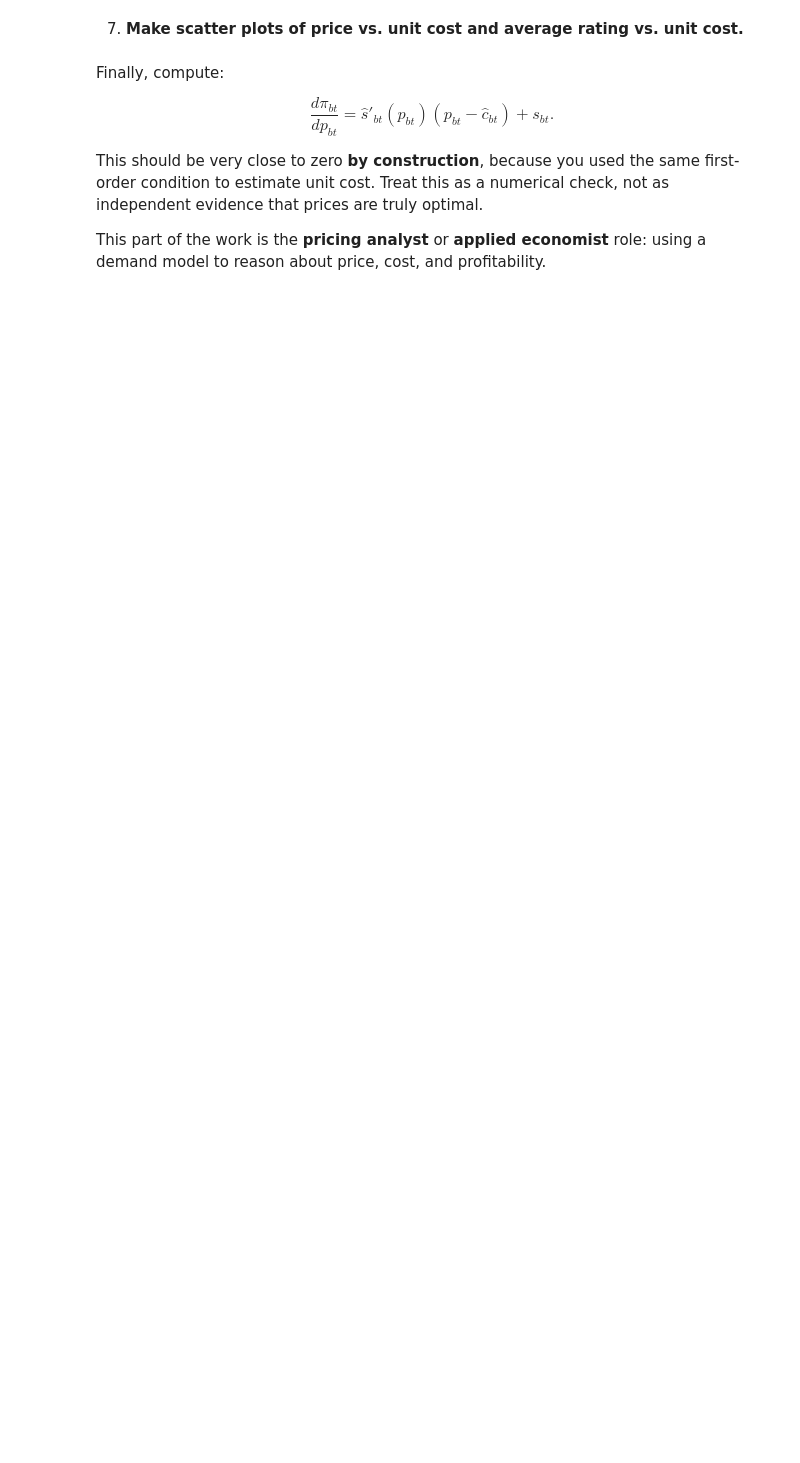
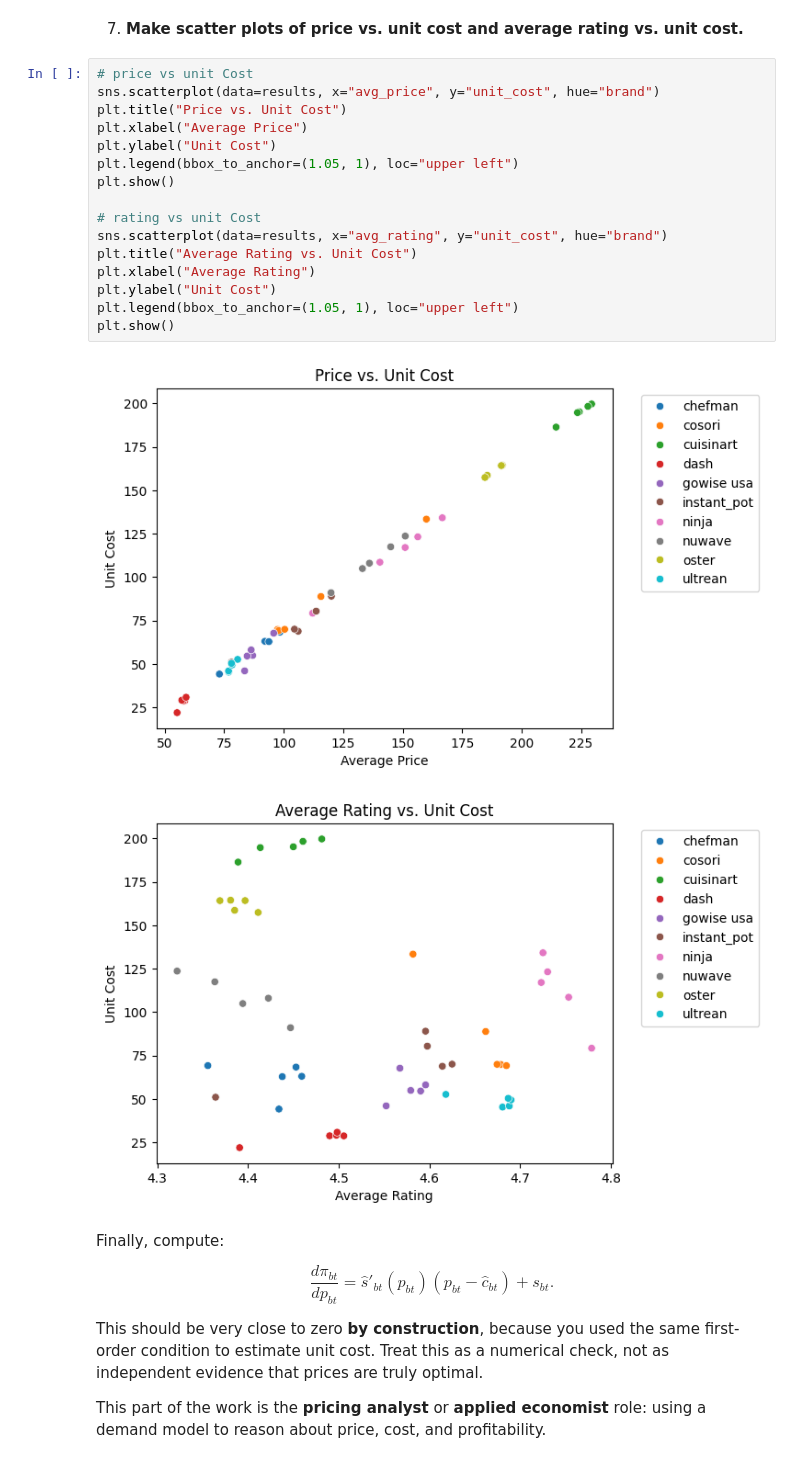
Before and after one commit to MadelineHeathh/ds3021finalproject, a Jupyter notebook: demand_estimation_lab.ipynb, the cells around one changed output. Cells and saved outputs as stored; diff of their text form; blank space fills up the shorter version.

```diff
--- a/demand_estimation_lab.ipynb
+++ b/demand_estimation_lab.ipynb
@@ -298,5 +455,24 @@ Here `average_profit` is a share-weighted profit index, not total dollars of pro
 # %% [markdown]
 7. **Make scatter plots of price vs. unit cost and average rating vs. unit cost.**
+# %%
+# price vs unit Cost
+sns.scatterplot(data=results, x="avg_price", y="unit_cost", hue="brand")
+plt.title("Price vs. Unit Cost")
+plt.xlabel("Average Price")
+plt.ylabel("Unit Cost")
+plt.legend(bbox_to_anchor=(1.05, 1), loc="upper left")
+plt.show()
+
+# rating vs unit Cost
+sns.scatterplot(data=results, x="avg_rating", y="unit_cost", hue="brand")
+plt.title("Average Rating vs. Unit Cost")
+plt.xlabel("Average Rating")
+plt.ylabel("Unit Cost")
+plt.legend(bbox_to_anchor=(1.05, 1), loc="upper left")
+plt.show()
+# %% [output]
+[figure, added]
+[figure, added]
 # %% [markdown]
 Finally, compute:
 
```
Also changed, not shown: parts of 23 cells of this notebook.
